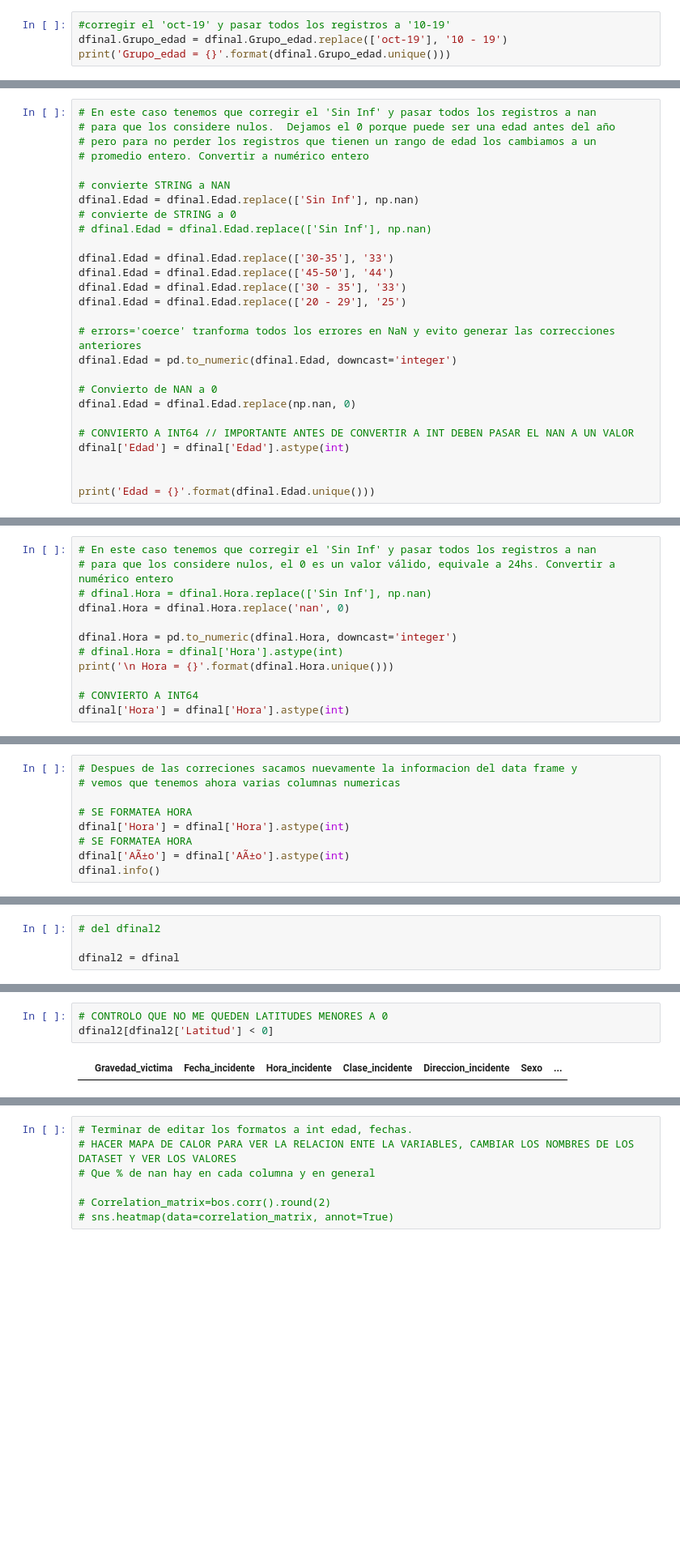
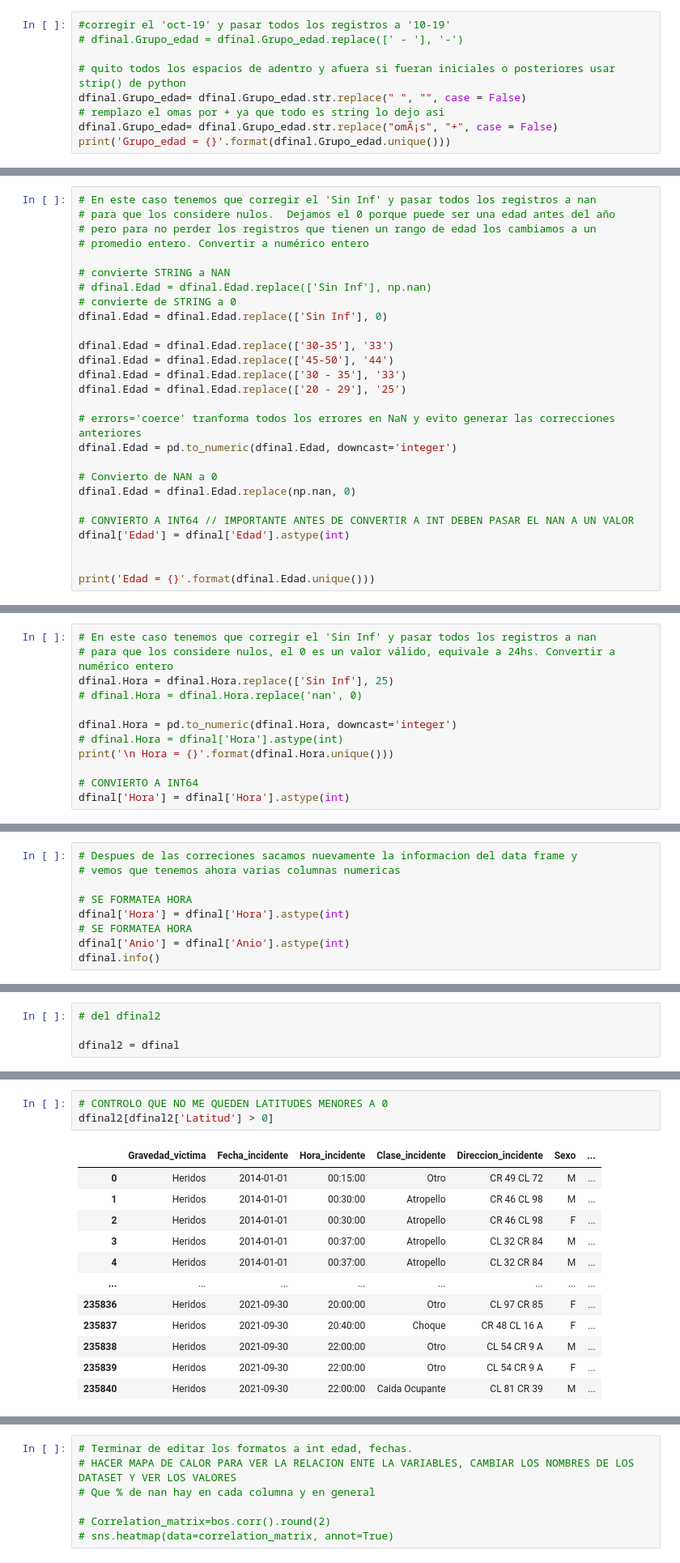
Before and after one commit to EdCsDsIA/TRAB_PRACTICO_MLEARNING, a Jupyter notebook: Copia_de_Trabajo_final_OCTA.ipynb, the cells around one changed output, grey strips where cells are left out. Shown: that part at 81% size. Saved outputs shown, nothing was run; the diff lists cells and outputs as text; blank space fills up the shorter version.

```diff
--- a/Copia_de_Trabajo_final_OCTA.ipynb
+++ b/Copia_de_Trabajo_final_OCTA.ipynb
@@ -373,6 +373,11 @@ plt.tick_params(labelrotation=30)
 dfinal['Fecha_incidente'] = pd.to_datetime(dfinal.Fecha_incidente, dayfirst=True, format='%d/%m/%Y')
 # %%
 #corregir el 'oct-19' y pasar todos los registros a '10-19'
-dfinal.Grupo_edad = dfinal.Grupo_edad.replace(['oct-19'], '10 - 19')
+# dfinal.Grupo_edad = dfinal.Grupo_edad.replace([' - '], '-')
+
+# quito todos los espacios de adentro y afuera si fueran iniciales o posteriores usar strip() de python
+dfinal.Grupo_edad= dfinal.Grupo_edad.str.replace(" ", "", case = False)
+# remplazo el omas por + ya que todo es string lo dejo asi
+dfinal.Grupo_edad= dfinal.Grupo_edad.str.replace("omÃ¡s", "+", case = False)
 print('Grupo_edad = {}'.format(dfinal.Grupo_edad.unique()))
 # %% [output]
@@ -385,9 +390,9 @@ Grupo_edad = ['10 - 19' '20 - 29' '30 - 39' '40 - 49' '0 - 9' '50 - 59' 'Sin Inf
 # promedio entero. Convertir a numérico entero
 
 # convierte STRING a NAN
-dfinal.Edad = dfinal.Edad.replace(['Sin Inf'], np.nan)
+# dfinal.Edad = dfinal.Edad.replace(['Sin Inf'], np.nan)
 # convierte de STRING a 0
-# dfinal.Edad = dfinal.Edad.replace(['Sin Inf'], np.nan)
+dfinal.Edad = dfinal.Edad.replace(['Sin Inf'], 0)
 
 dfinal.Edad = dfinal.Edad.replace(['30-35'], '33')
 dfinal.Edad = dfinal.Edad.replace(['45-50'], '44')
@@ -456,8 +461,8 @@ Hora = [0 1 2 3 4 5 6 7 8 9 10 11 12 13 14 15 16 17 18 19 20 21 22 23 '9' '10'
 # %%
 # En este caso tenemos que corregir el 'Sin Inf' y pasar todos los registros a nan
 # para que los considere nulos, el 0 es un valor válido, equivale a 24hs. Convertir a numérico entero
-# dfinal.Hora = dfinal.Hora.replace(['Sin Inf'], np.nan)
-dfinal.Hora = dfinal.Hora.replace('nan', 0)
+dfinal.Hora = dfinal.Hora.replace(['Sin Inf'], 25)
+# dfinal.Hora = dfinal.Hora.replace('nan', 0)
 
 dfinal.Hora = pd.to_numeric(dfinal.Hora, downcast='integer')
 # dfinal.Hora = dfinal['Hora'].astype(int)
@@ -510,6 +516,6 @@ Num_dia = ['Motociclista' 'Peaton' 'Acompaniante de Motocicleta' 'Conductor'
 # SE FORMATEA HORA
 dfinal['Hora'] = dfinal['Hora'].astype(int)
 # SE FORMATEA HORA
-dfinal['AÃ±o'] = dfinal['AÃ±o'].astype(int)
+dfinal['Anio'] = dfinal['Anio'].astype(int)
 dfinal.info()
 # %% [output]
@@ -825,5 +892,16 @@ LATITUD:  -75 LONGITUD: 6 cdr: 235840
 # %%
 # CONTROLO QUE NO ME QUEDEN LATITUDES MENORES A 0
-dfinal2[dfinal2['Latitud'] < 0]
+dfinal2[dfinal2['Latitud'] > 0]
 # %% [output]
 |  | Gravedad_victima | Fecha_incidente | Hora_incidente | Clase_incidente | Direccion_incidente | Sexo | ... |
+| 0 | Heridos | 2014-01-01 | 00:15:00 | Otro | CR 49 CL 72 | M | ... |
+| 1 | Heridos | 2014-01-01 | 00:30:00 | Atropello | CR 46 CL 98 | M | ... |
+| 2 | Heridos | 2014-01-01 | 00:30:00 | Atropello | CR 46 CL 98 | F | ... |
+| 3 | Heridos | 2014-01-01 | 00:37:00 | Atropello | CL 32 CR 84 | M | ... |
+| 4 | Heridos | 2014-01-01 | 00:37:00 | Atropello | CL 32 CR 84 | M | ... |
+| ... | ... | ... | ... | ... | ... | ... | ... |
+| 235836 | Heridos | 2021-09-30 | 20:00:00 | Otro | CL 97 CR 85 | F | ... |
+| 235837 | Heridos | 2021-09-30 | 20:40:00 | Choque | CR 48 CL 16 A | F | ... |
+| 235838 | Heridos | 2021-09-30 | 22:00:00 | Otro | CL 54 CR 9 A | M | ... |
+| 235839 | Heridos | 2021-09-30 | 22:00:00 | Otro | CL 54 CR 9 A | F | ... |
+| 235840 | Heridos | 2021-09-30 | 22:00:00 | Caida Ocupante | CL 81 CR 39 | M | ... |
```
Also changed, not shown: parts of 16 cells of this notebook.
